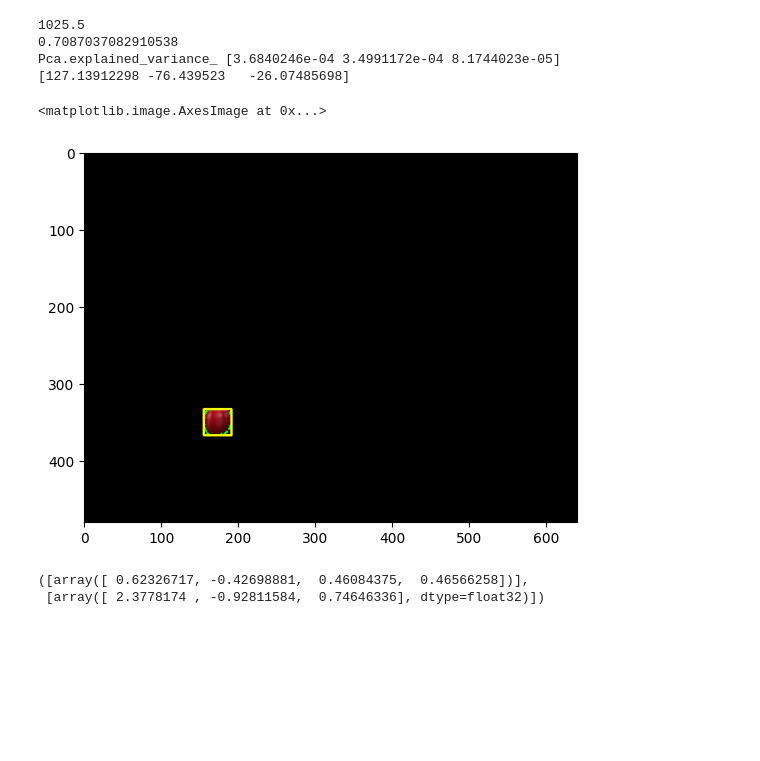
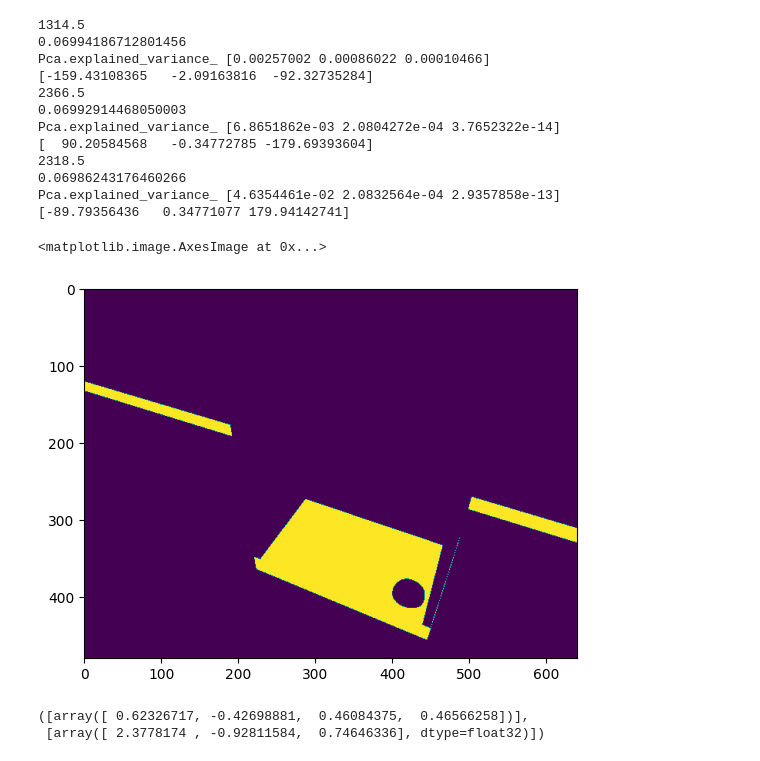
Before and after one commit to takeshi-pumas/catkin_extras, a Jupyter notebook: src/segmentation/scripts/Segmentator Explained by parts.ipynb, the cells around one changed output. Cells and saved outputs as stored; diff of their text form; code cells hidden in the pictures; blank space fills up the shorter version.

```diff
--- a/src/segmentation/scripts/Segmentator Explained by parts.ipynb
+++ b/src/segmentation/scripts/Segmentator Explained by parts.ipynb
@@ -80,8 +118,8 @@ higher=10000
 # %%
 orig_image= rgb_image.copy()
 mask= np.zeros(corrected['z'].shape)#mask
-low_plane = (corrected['z'] > 0.71)
-high_plane = (corrected['z'] < 0.99)
+low_plane = (corrected['z'] > 0.07) #plane height
+high_plane = (corrected['z'] < 0.12)#plane height + obj height
 result_indices = np.where(np.logical_and(low_plane, high_plane))
 mask[result_indices]=200
 _, binary_image = cv2.threshold(mask, 20, 255, cv2.THRESH_BINARY)
@@ -94,39 +132,47 @@ image_with_contours = img.copy()
 
 contours, hierarchy = cv2.findContours(binary_image.astype(np.uint8) ,cv2.RETR_TREE,cv2.CHAIN_APPROX_SIMPLE)
 cents=[]
 quats_pca=[]
 for contour in contours:
     # Draw contours on the image
     area = cv2.contourArea(contour)
     if area > lower and area < higher :  #### AREA IN PIXELS ( USEFUL TO AVOID WALLS OR OTHER BIG CLUSTRS)
         print(area)
         boundRect = cv2.boundingRect(contour)
         mask = np.zeros_like(binary_image)
         mask=cv2.rectangle(mask,(boundRect[0], boundRect[1]),(boundRect[0]+boundRect[2], boundRect[1]+boundRect[3]), (255,255,255), -1)
         individual_mask=(mask*binary_image).astype(np.uint8)
         cent=np.asarray(   ((  np.nanmean(corrected['x'][np.where(individual_mask==1)]) ,np.nanmean(corrected['y'][np.where(individual_mask==1)]),np.nanmean(corrected['z'][np.where(individual_mask==1)])       ))      )
         cents.append(cent)
         ################################PCA
         points_c=np.asarray((corrected['x'][np.where(individual_mask==1)],corrected['y'][np.where(individual_mask==1)],corrected['z'][np.where(individual_mask==1)]))
         E_R=points_to_PCA(points_c.transpose())
         e_ER=tf.transformations.euler_from_matrix(E_R)
         quat= tf. transformations.quaternion_from_euler(e_ER[0],e_ER[1],e_ER[2])
         quats_pca.append(quat)
         print(np.rad2deg(tf.transformations.euler_from_matrix(E_R)))
         #######FOR DEBUG IMAGE
         cv2.drawContours(image_with_contours, contour, -1, (0, 255, 0), 2)  # -1 draws all contours
         rgb_image=cv2.rectangle(image_with_contours,(boundRect[0], boundRect[1]),(boundRect[0]+boundRect[2], boundRect[1]+boundRect[3]), (255,255,0), 2)
 
 
 #plt.imshow(img)
-plt.imshow (image_with_contours)
+plt.imshow (binary_image)
 # %% [output]
-1025.5
-0.7087037082910538
-Pca.explained_variance_ [3.6840246e-04 3.4991172e-04 8.1744023e-05]
-[127.13912298 -76.439523   -26.07485698]
+1314.5
+0.06994186712801456
+Pca.explained_variance_ [0.00257002 0.00086022 0.00010466]
+[-159.43108365   -2.09163816  -92.32735284]
+2366.5
+0.06992914468050003
+Pca.explained_variance_ [6.8651862e-03 2.0804272e-04 3.7652322e-14]
+[  90.20584568   -0.34772785 -179.69393604]
+2318.5
+0.06986243176460266
+Pca.explained_variance_ [4.6354461e-02 2.0832564e-04 2.9357858e-13]
+[-89.79356436   0.34771077 179.94142741]
 <matplotlib.image.AxesImage at 0x...>
-[figure, old version]
+[figure, new version]
 # %%
 quats_pca, cents
 # %% [output]
```
Also changed, not shown: parts of 8 cells of this notebook, 4 other files.
